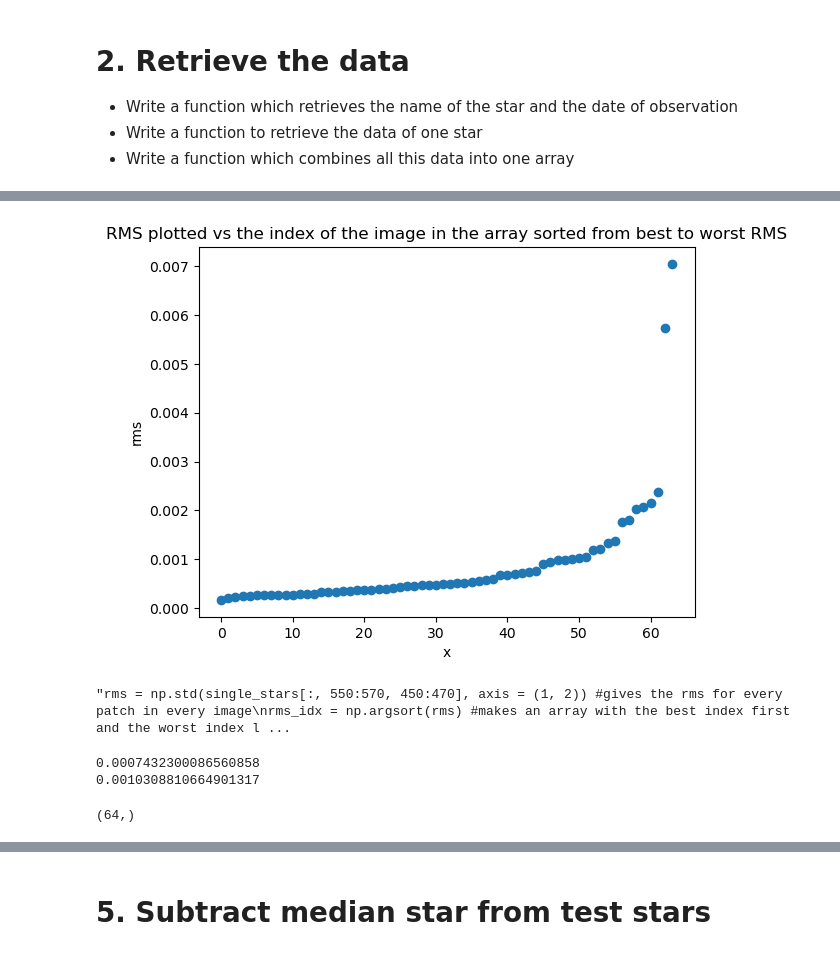
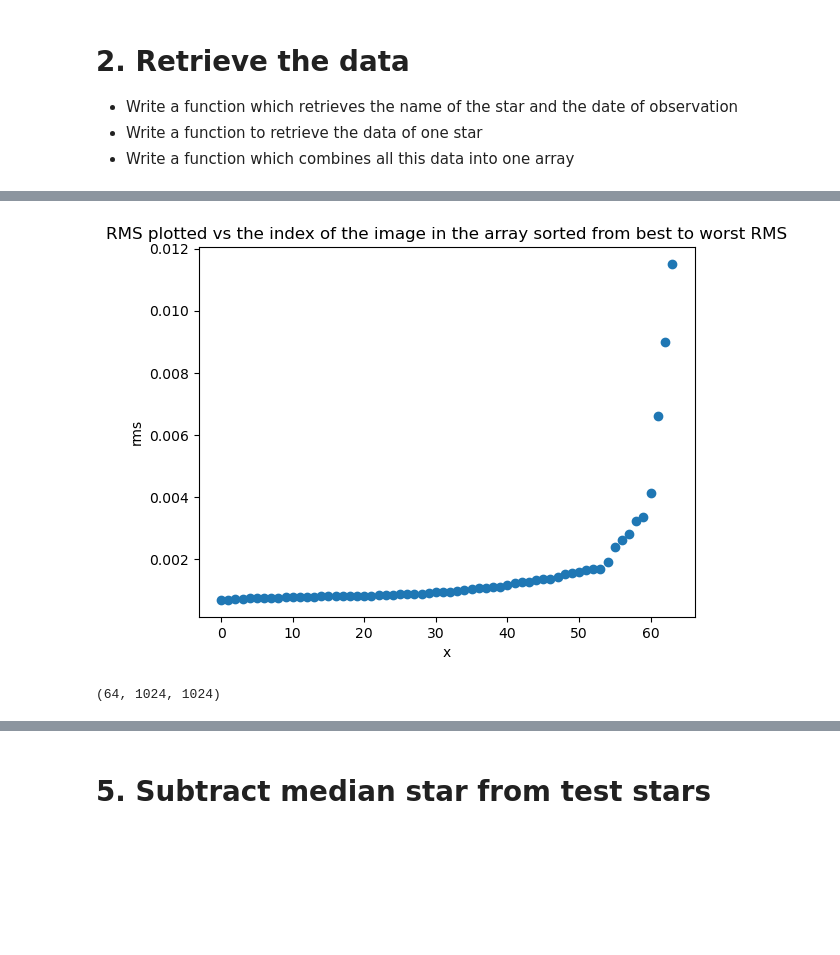
Before and after one commit to puck241/BRP_Joep_en_Puck, a Jupyter notebook: script.ipynb, the cells around one changed output, grey strips where cells are left out. Saved outputs shown, nothing was run; the diff lists cells and outputs as text; code cells hidden in the pictures; blank space fills up the shorter version.

```diff
--- a/script.ipynb
+++ b/script.ipynb
@@ -99,11 +95,12 @@ def normalize(arr):
     arr = np.array(arr,dtype=np.float64)
     return arr/np.nanmax(arr)
 
-def calibration(arr):
-    ''' Masks and then normalizes the array. '''
+def data_reduction(arr):
+    ''' Masks and then normalizes an array with one image. '''
     mask_arr = mask_but_center(arr)
     norm_arr = normalize(mask_arr)
     return norm_arr
 # %%
 #Array with all the single stars but then masked and normalized
-single_calib = np.array([calibration(star_data(i, single_stars_names)) for i in range(len(single_stars_names))])
+puck = sin_data[i]
+sin_clb = np.array([data_reduction(sin_data[i]) for i in range(len(sin_names))])
@@ -134,3 +115,14 @@ def print_stars(idx, star_names):
 - Combine all these RMS in an array and sort them from best to worst
 - Write a function that calculates the median of an array of stars
 - Write a function
+# %%
+def mask_aperture(arr):
+    ''' Returns an array with only True values between r = 20 and r = 30. '''
+    x = y = np.linspace(-(len(arr))/2, (len(arr))/2, len(arr))
+    x_grid, y_grid = np.meshgrid(x, y)
+    r_grid = np.sqrt(x_grid**2 + y_grid**2)
+    arr[r_grid > 30] = None
+    arr[r_grid < 20] = None
+    return arr
+# %%
+sin_aper = np.array([mask_aperture(sin_clb[i]) for i in range(len(sin_names))])
@@ -137,50 +133,22 @@ def print_stars(idx, star_names):
 # %%
-rms = np.std(single_calib[:, 550:570, 450:470], axis = (1, 2)) #gives the rms for every patch in every image
+rms = np.nanstd(sin_aper, axis = (1, 2)) #gives the rms for every patch in every image
 rms_idx = np.argsort(rms) #makes an array with the best index first and the worst index last
 rms_sort = rms[rms_idx] #sorts the rms array from best to worst
 
 
 plt.figure()
 plt.title('RMS plotted vs the index of the image in the array sorted from best to worst RMS')
 plt.scatter(np.arange(0, len(rms_sort)), rms_sort)
 plt.xlabel('x')
 plt.ylabel('rms')
 plt.show()
 # %% [output]
-[figure, old version]
+[figure, new version]
-# %%
-#Show that if not normalised the curve looks like this
-'''rms = np.std(single_stars[:, 550:570, 450:470], axis = (1, 2)) #gives the rms for every patch in every image
-rms_idx = np.argsort(rms) #makes an array with the best index first and the worst index last
-rms_sort = rms[rms_idx] #sorts the rms array from best to worst
-
-
-plt.figure()
-plt.title('RMS plotted vs the index of the image in the array sorted from best to worst RMS')
-plt.scatter(np.arange(0, len(rms_sort)), rms_sort)
-plt.xlabel('x')
-plt.ylabel('rms')
-plt.show()'''
-# %% [output]
-"rms = np.std(single_stars[:, 550:570, 450:470], axis = (1, 2)) #gives the rms for every patch in every image\nrms_idx = np.argsort(rms) #makes an array with the best index first and the worst index l ...
 # %%
-single_stars_sort = single_calib[rms_idx] #sorts the single star array from best rms to worst rms
-single_stars_names_sort = single_stars_names[rms_idx] #if we ever need to know which star is which
+sin_aper_data_sort = sin_clb[rms_idx] #sorts the single star array from best rms to worst rms
+sin_names_sort = sin_names[rms_idx] #if we ever need to know which star is which
+# %% [output]
+(64, 1024, 1024)
-# %%
-#Here I calculate the rms of the median of the two images and then use the theoretical method
-med = np.median(single_stars_sort[rms_idx[0:2]], axis = 0)
-print(np.std(med[550:570, 450:470])) #rms of the median image of the two best images
-
-ding = single_stars_sort[rms_idx[0:1],:,:]
-ding2 = single_stars_sort[rms_idx[0:2],:,:]
-
-std1 = np.std(ding[0,550:570, 450:470])
-std2 = np.std(ding2[0, 550:570, 450:470])
-
-print(np.sqrt(std1**2 + std2**2)/np.sqrt(2)) #combined theoretical rms of the two best images
-# %% [output]
-0.0007432300086560858
-0.0010308810664901317
 # %%
 #Make an array in which every ith entry is a median of the images from 0 to i in the array sorted from best to
 #worst rms
@@ -193,5 +161 @@ for i in range(len(single_stars_sort)):
-# %%
-print(rms_med_im.shape)
-# %% [output]
-(64,)
 # %%
```
Also changed, not shown: parts of 23 cells of this notebook, 5 other files.
